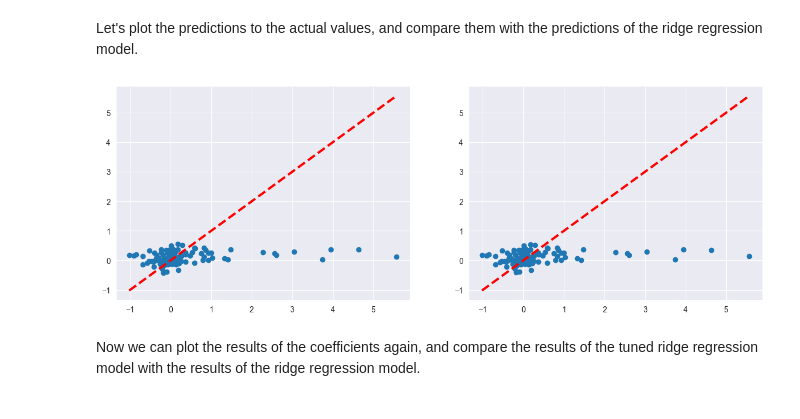
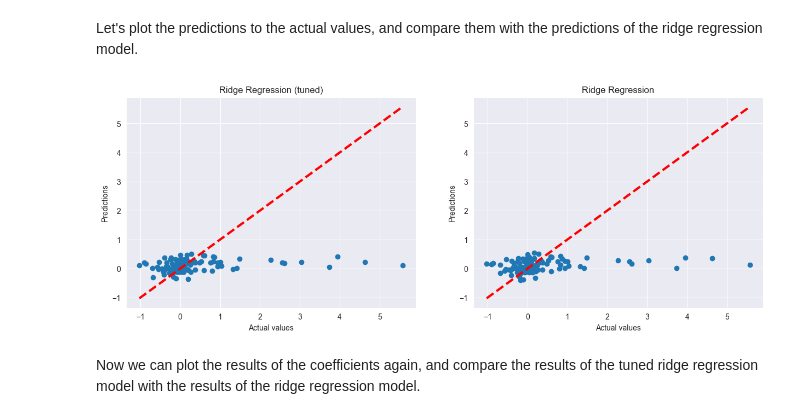
Before and after one commit to PaulZaman/MachineLearning3000, a Jupyter notebook: notebook.ipynb, the cells around one changed output. Saved outputs shown, nothing was run; the diff lists cells and outputs as text; code cells hidden in the pictures.

```diff
--- a/notebook.ipynb
+++ b/notebook.ipynb
@@ -538,6 +541,7 @@ Now that we have created the models, we will train them. We will use the followi
 # %%
 lr.fit(data_x_train, data_y_train['TARGET'])
 ridge.fit(data_x_train, data_y_train['TARGET'])
+lasso.fit(data_x_train, data_y_train['TARGET'])
 knn.fit(data_x_train, data_y_train['TARGET'])
 dt.fit(data_x_train, data_y_train['TARGET'])
 rf.fit(data_x_train, data_y_train['TARGET']);
@@ -669,18 +674,0 @@ Now we can use GridSearchCV to find the best parameters for the linear regressio
-# %%
-def spearman_score(y_pred, y_true):
-    return -spearmanr(y_true, y_pred)[0]
-
-# Create a GridSearchCV object
-grid = GridSearchCV(
-    lr,
-    param_grid,
-    cv=10,
-    scoring=make_scorer(spearman_score),
-    verbose=1,
-    n_jobs=-1,
-    return_train_score=True,
-)
-
-# Fit the GridSearchCV object to the data
-#print(sklearn.metrics.get_scorer_names())
-grid.fit(data_x_train, data_y_train['TARGET']);
@@ -739,0 +677,3 @@ We can see that the tuned linear regression model performs worse than the origin
+# %%
+def spearman_score(y_pred, y_true):
+    return spearmanr(y_true, y_pred)[0]
@@ -744,19 +689,17 @@ Now we will tune the hyperparameters of the ridge regression model. We will use
 # %%
 import sklearn.metrics
 
-print(ridge.get_params())
-
 # parameters for Ridge
 param_grid = {
-    'alpha': np.logspace(-4, 4),
-    #'solver': ['auto', 'svd', 'cholesky', 'lsqr', 'sparse_cg', 'sag', 'saga'],
+    'solver': ['auto', 'svd', 'cholesky', 'lsqr', 'sparse_cg'],
+    'alpha': np.logspace(-10, 10),
 }
 # Create a GridSearchCV object
 grid = GridSearchCV(
-    ridge,
-    param_grid,
+    estimator=ridge,
+    param_grid=param_grid,
     cv=10,
-    scoring=make_scorer(spearman_score),
+    scoring=make_scorer(spearman_score, greater_is_better=True),
     n_jobs=-1,
     return_train_score=True
 )
@@ -792,16 +753,22 @@ Let's plot the predictions to the actual values, and compare them with the predi
 # %%
 # create subplots
 fig, axs = plt.subplots(1, 2, figsize=(15, 5))
 
 # Plot the predictions to the actual values on the new model
 axs[0].scatter(data_y_test['TARGET'], predictions_tuned_ridge)
 axs[0].plot([data_y_test['TARGET'].min(), data_y_test['TARGET'].max()], [data_y_test['TARGET'].min(), data_y_test['TARGET'].max()], 'r--', lw=3)
+axs[0].set_title('Ridge Regression (tuned)')
+axs[0].set_xlabel('Actual values')
+axs[0].set_ylabel('Predictions')
 
 # Plot the predictions to the actual values on the old model
 axs[1].scatter(data_y_test['TARGET'], ridge_predictions)
 axs[1].plot([data_y_test['TARGET'].min(), data_y_test['TARGET'].max()], [data_y_test['TARGET'].min(), data_y_test['TARGET'].max()], 'r--', lw=3);
+axs[1].set_title('Ridge Regression')
+axs[1].set_xlabel('Actual values')
+axs[1].set_ylabel('Predictions');
 # %% [output]
-[figure, old version]
+[figure, new version]
 # %% [markdown]
 Now we can plot the results of the coefficients again, and compare the results of the tuned ridge regression model with the results of the ridge regression model.
 # %%
```
Also changed, not shown: parts of 73 cells of this notebook, 1 other file.
